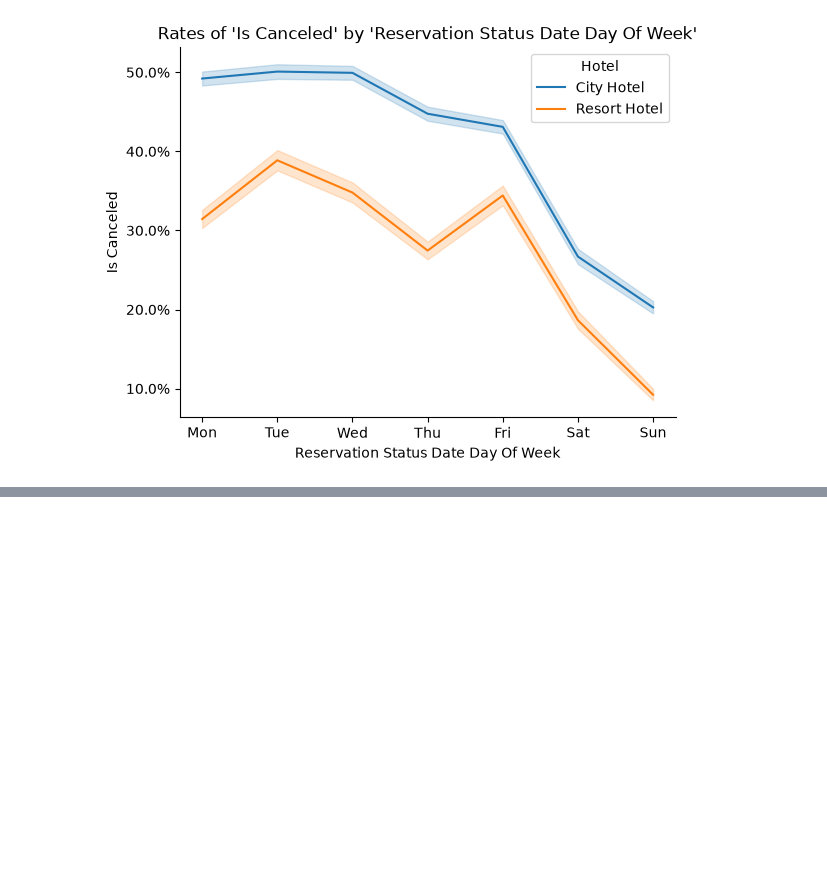
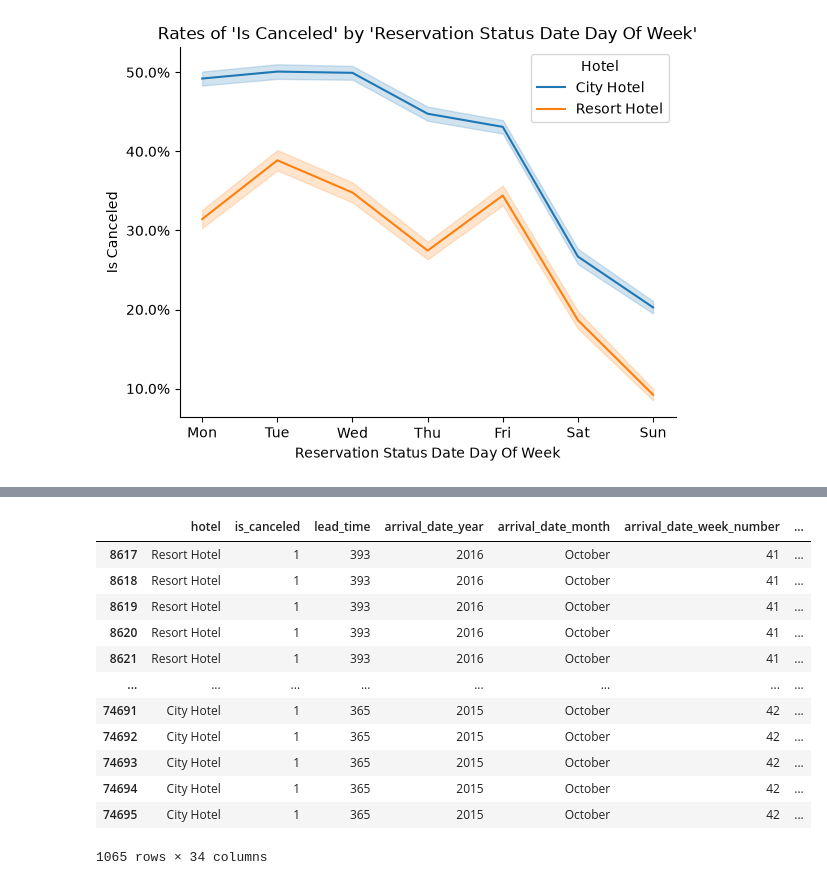
Before and after one commit to mcuzzii/hotel-booking-cancellations, a Jupyter notebook: notebooks/hotel.ipynb, the cells around one changed output, grey strips where cells are left out. Drawn from its saved outputs; the diff is of its cells as text; code cells hidden in the pictures; blank space fills up the shorter version.

```diff
--- a/notebooks/hotel.ipynb
+++ b/notebooks/hotel.ipynb
@@ -389,0 +449,16 @@ grouped_lineplot(
+# %%
+test_df.loc[test_df['within_line']]
+# %% [output]
+|  | hotel | is_canceled | lead_time | arrival_date_year | arrival_date_month | arrival_date_week_number | ... |
+| 8617 | Resort Hotel | 1 | 393 | 2016 | October | 41 | ... |
+| 8618 | Resort Hotel | 1 | 393 | 2016 | October | 41 | ... |
+| 8619 | Resort Hotel | 1 | 393 | 2016 | October | 41 | ... |
+| 8620 | Resort Hotel | 1 | 393 | 2016 | October | 41 | ... |
+| 8621 | Resort Hotel | 1 | 393 | 2016 | October | 41 | ... |
+| ... | ... | ... | ... | ... | ... | ... | ... |
+| 74691 | City Hotel | 1 | 365 | 2015 | October | 42 | ... |
+| 74692 | City Hotel | 1 | 365 | 2015 | October | 42 | ... |
+| 74693 | City Hotel | 1 | 365 | 2015 | October | 42 | ... |
+| 74694 | City Hotel | 1 | 365 | 2015 | October | 42 | ... |
+| 74695 | City Hotel | 1 | 365 | 2015 | October | 42 | ... |
+1065 rows × 34 columns
```
Also changed, not shown: parts of 2 cells of this notebook, 1 other file.
